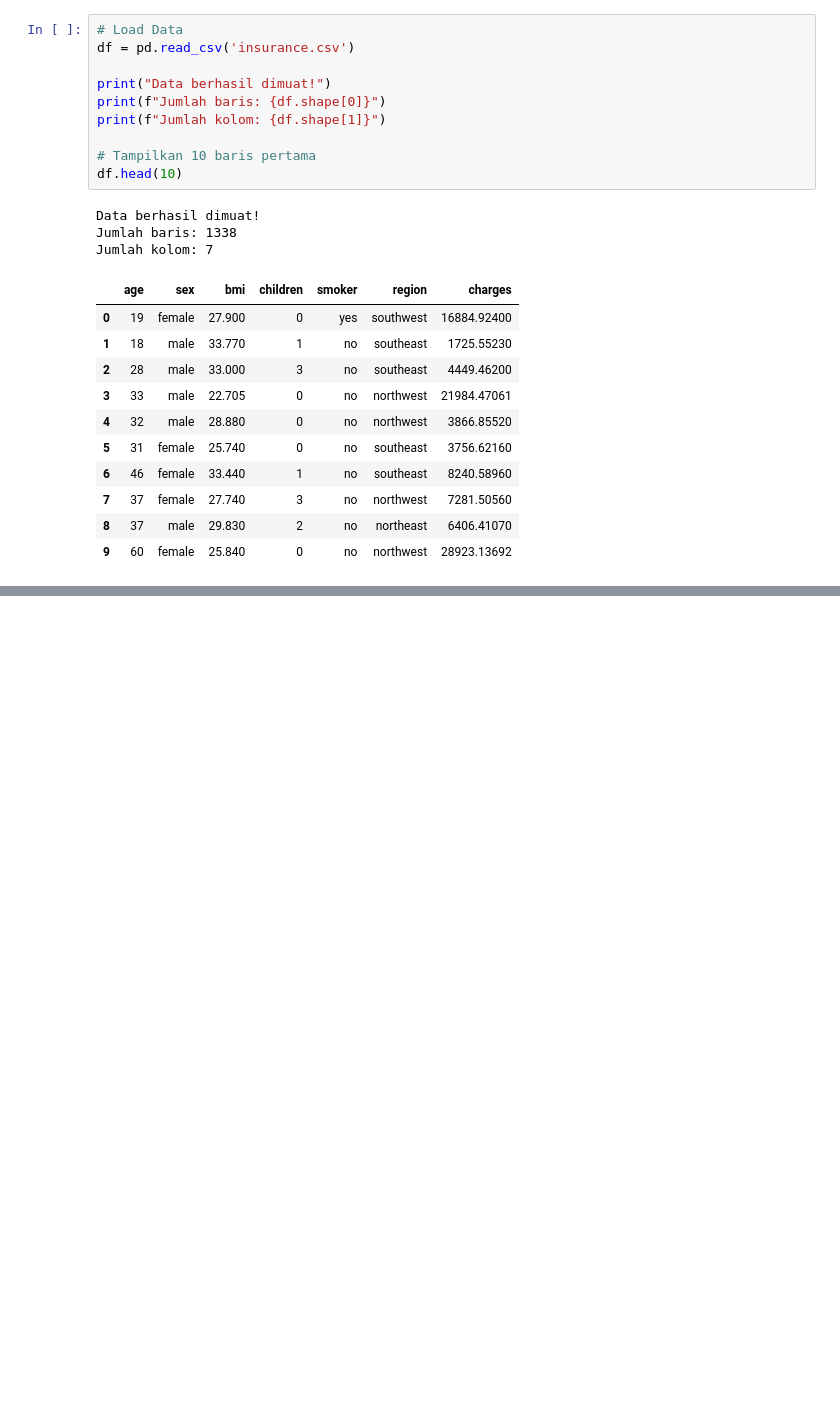
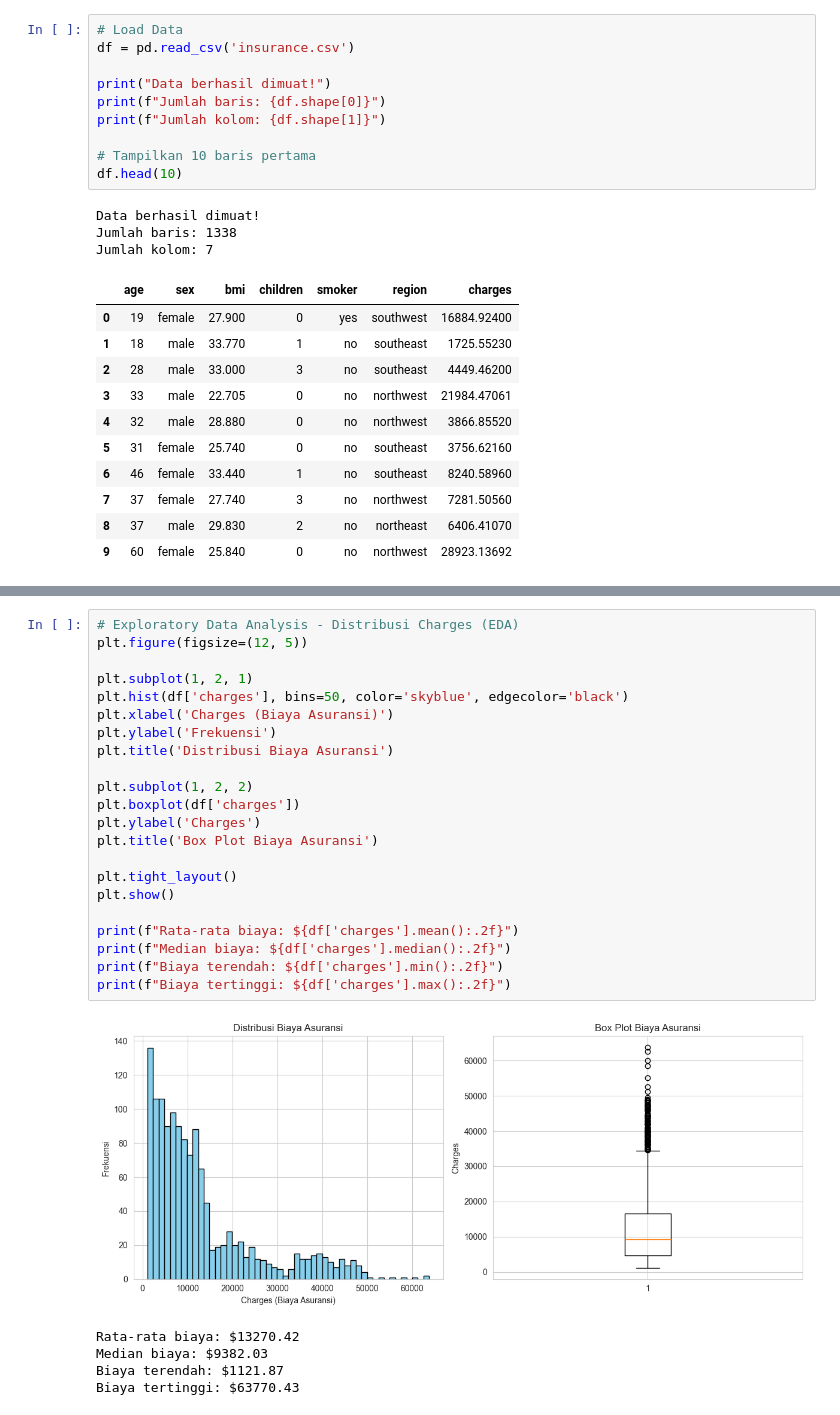
Before and after one commit to aljuan14/Medical-Cost-Personal-Analysis, a Jupyter notebook: train.ipynb, the cells around one changed output, grey strips where cells are left out. Cells and saved outputs as stored; diff of their text form; blank space fills up the shorter version.

```diff
--- a/train.ipynb
+++ b/train.ipynb
@@ -45,0 +109,28 @@ Jumlah kolom: 7
+# %%
+# Exploratory Data Analysis - Distribusi Charges (EDA)
+plt.figure(figsize=(12, 5))
+
+plt.subplot(1, 2, 1)
+plt.hist(df['charges'], bins=50, color='skyblue', edgecolor='black')
+plt.xlabel('Charges (Biaya Asuransi)')
+plt.ylabel('Frekuensi')
+plt.title('Distribusi Biaya Asuransi')
+
+plt.subplot(1, 2, 2)
+plt.boxplot(df['charges'])
+plt.ylabel('Charges')
+plt.title('Box Plot Biaya Asuransi')
+
+plt.tight_layout()
+plt.show()
+
+print(f"Rata-rata biaya: ${df['charges'].mean():.2f}")
+print(f"Median biaya: ${df['charges'].median():.2f}")
+print(f"Biaya terendah: ${df['charges'].min():.2f}")
+print(f"Biaya tertinggi: ${df['charges'].max():.2f}")
+# %% [output]
+[figure, added]
+Rata-rata biaya: $13270.42
+Median biaya: $9382.03
+Biaya terendah: $1121.87
+Biaya tertinggi: $63770.43
```
Also changed, not shown: parts of 17 cells of this notebook.
